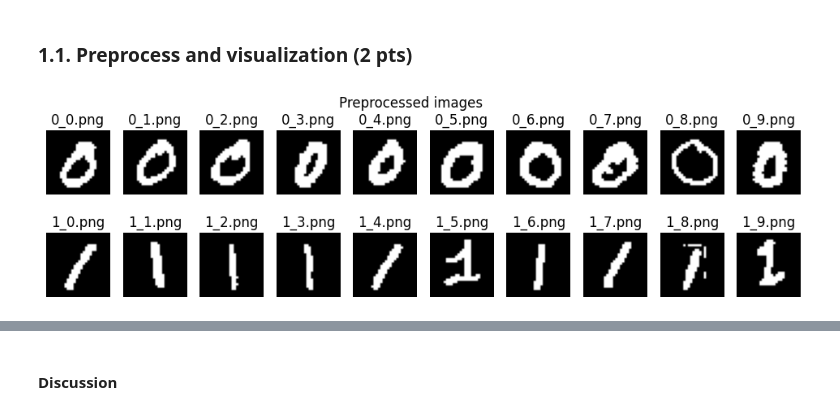
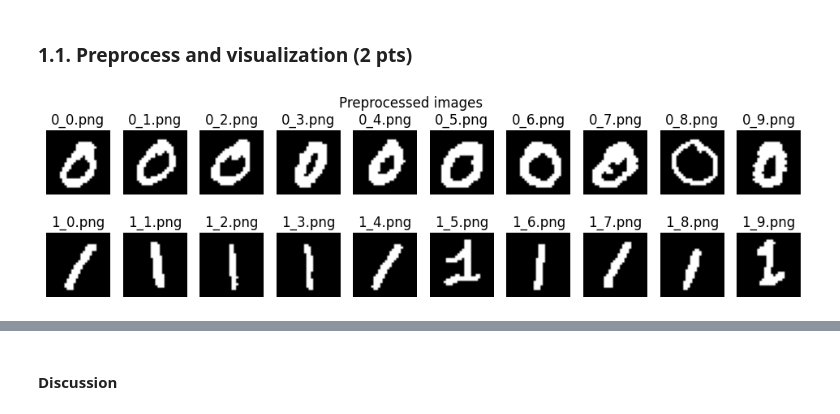
Before and after one commit to OctavioProfeta/iapr, a Jupyter notebook: labs/lab_02_object_description.ipynb, the cells around one changed output, grey strips where cells are left out. Cells and saved outputs as stored; diff of their text form; code cells hidden in the pictures.

```diff
--- a/labs/lab_02_object_description.ipynb
+++ b/labs/lab_02_object_description.ipynb
@@ -145,24 +134,30 @@ def keep_white(image, threshold):
+# %%
+# TODO
+
+# We see we can threshold the images, and remove small objects to keep only the number
+from skimage.morphology import remove_small_objects
+
+# Threshold function
+def preprocess(image, threshold=50, size_obj=20):
+    image = image > threshold
+    image = remove_small_objects(image, size_obj)
+    return image
 # %%
 # TODO: Fill the lists below with your preprocessed images of "0"s and "1"s
-zeros = []
-ones = []
-
-# Ludo: du coup ca donnerais ca juste en dessosu
-zeros = keep_white(zeros_im,50)
-ones = keep_white(ones_im,50)
-# Ludo: le resultat est pas mal en vrai, pourquoi pas
+zeros = [preprocess(img) for img in zeros_im]
+ones = [preprocess(img) for img in ones_im]
 
 # Plot images
 fig, axes = plt.subplots(2, len(zeros), figsize=(12, 3))
 for ax, im, nm in zip(axes[0], zeros, zeros_names):
     ax.imshow(im, cmap='gray')
     ax.axis('off')
     ax.set_title(nm)
 for ax, im, nm in zip(axes[1], ones, ones_names):
     ax.imshow(im, cmap='gray')
     ax.axis('off')
     ax.set_title(nm)
 fig.suptitle("Preprocessed images")
 plt.show()
 # %% [output]
-[figure, old version]
+[figure, new version]
```
Also changed, not shown: parts of 18 cells of this notebook.
